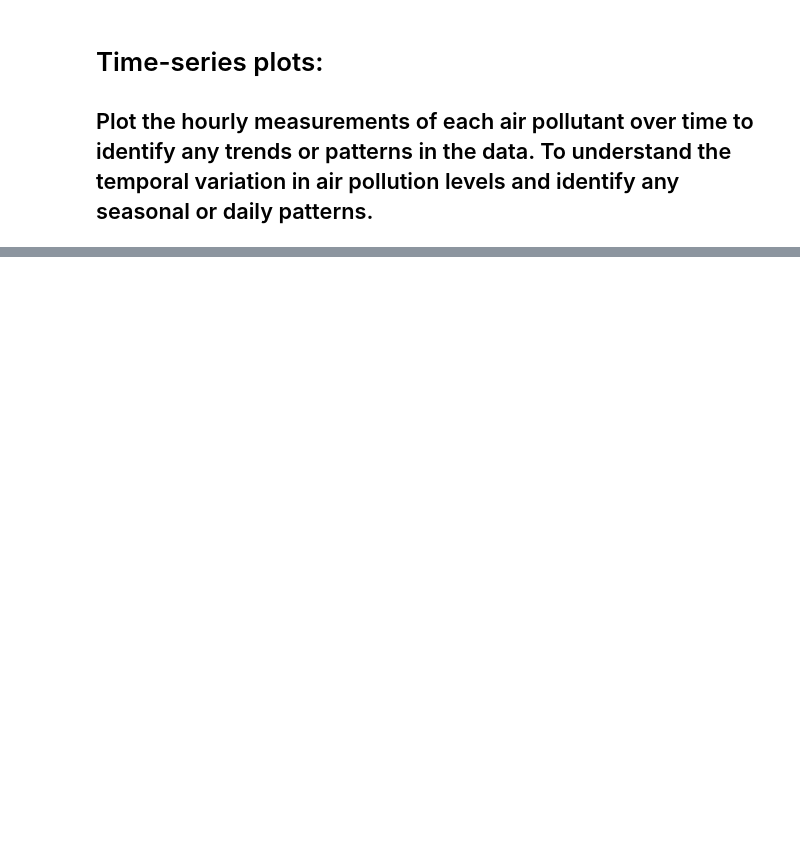
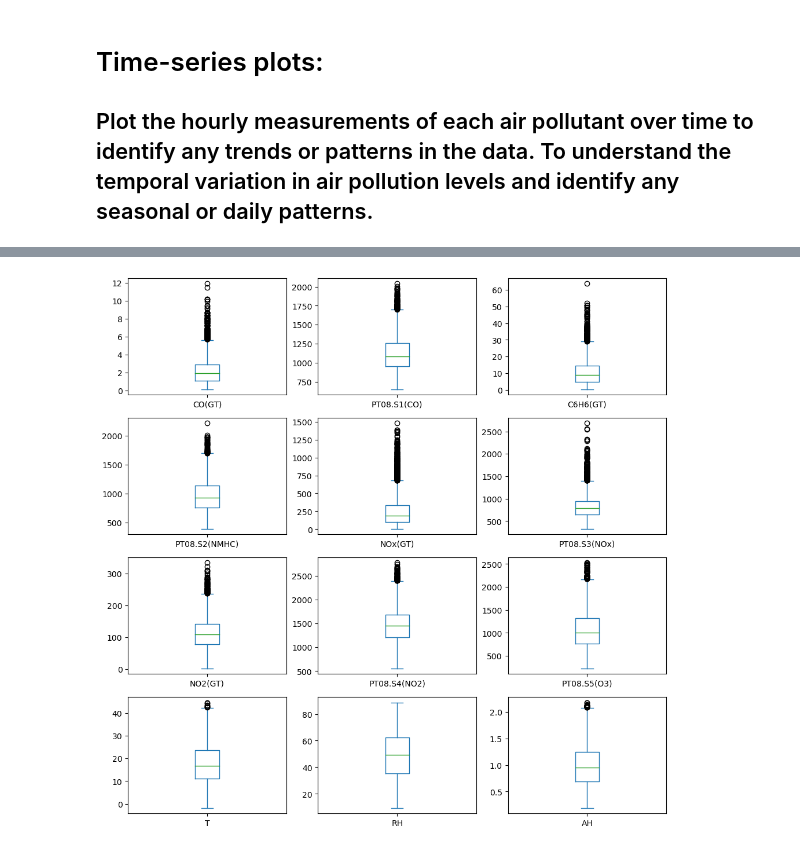
Before and after one commit to DilankaLaknath/air-quality-prediction-and-analysis, a Jupyter notebook: air_quality.ipynb, the cells around one changed output, grey strips where cells are left out. Saved outputs shown, nothing was run; the diff lists cells and outputs as text; code cells hidden in the pictures; blank space fills up the shorter version.

```diff
--- a/air_quality.ipynb
+++ b/air_quality.ipynb
@@ -60,0 +327,6 @@ plt.show()
+# %%
+# Plot box plots for each attribute
+df.plot(kind="box", subplots=True, layout=(4, 3), figsize=(12, 12))
+plt.show()
+# %% [output]
+[figure, added]
```
Also changed, not shown: parts of 29 cells of this notebook.
